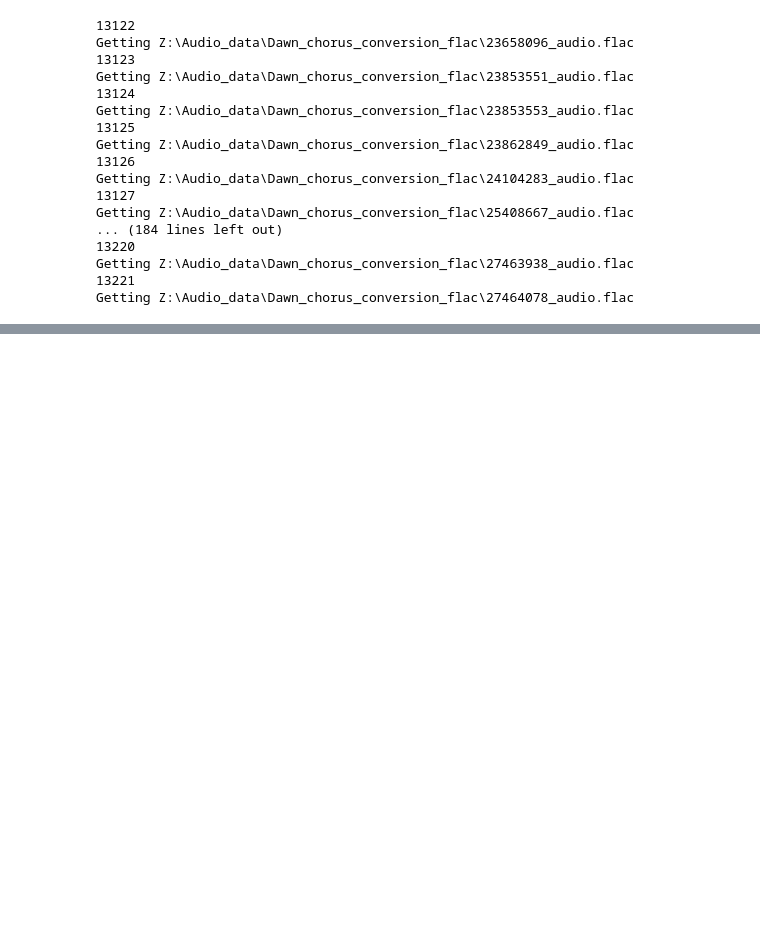
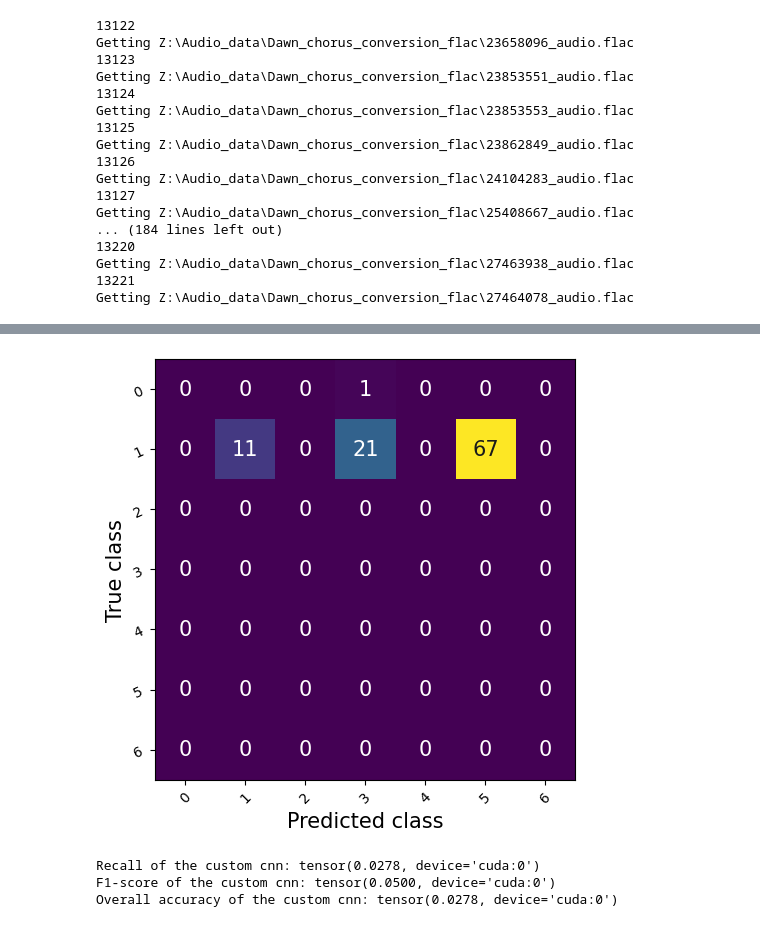
Before and after one commit to mfherrm/BioOTon, a Jupyter notebook: DL.ipynb, the cells around one changed output, grey strips where cells are left out. Saved outputs shown, nothing was run; the diff lists cells and outputs as text; code cells hidden in the pictures; blank space fills up the shorter version.

```diff
--- a/DL.ipynb
+++ b/DL.ipynb
@@ -181,6 +162,10 @@ class SpectroDataLoader():
                 las.append(la)
             del self.datas[:self.batch_size]
 
+            le = LabelEncoder()
+            lef = le.fit(las)
+            las = lef.transform(las)
+
             self.image_batches.append(wvs)
             self.label_batches.append(las)
 
@@ -215,0 +199,2 @@ tens, label =next(iter(train_dataloader))
+# %%
+test_dataloader = SpectroDataLoader(ds, 256, samples= test_indices[:100], device = "cuda")
@@ -215,0 +243,2 @@ tens, label =next(iter(train_dataloader))
+# %%
+atls = AudioToLogSpectrogram(device = "cuda")
@@ -215,0 +266,9 @@ tens, label =next(iter(train_dataloader))
+# %%
+res = tv.models.resnet18()
+adaptconv1 = nn.Conv2d (in_channels=1, kernel_size=res.conv1.kernel_size, stride=res.conv1.stride, padding = res.conv1.padding, bias=res.conv1.bias, out_channels=res.conv1.out_channels)
+res.conv1 = adaptconv1
+res.fc = nn.Linear(in_features=res.fc.in_features, out_features=7, bias=True)
+
+nnw = nn.Sequential(atls, res)
+
+to_device(nnw, device)
@@ -342,0 +386,43 @@ RuntimeError: Given groups=1, weight of size [64, 3, 7, 7], expected input[1, 1,
+# %%
+preds = torch.Tensor().to(device)
+labs = torch.Tensor().to(device)
+
+# Get predictions and corresponding real labels
+with torch.no_grad():
+    for i, data in enumerate(test_dataloader, 0):
+        inputs, labels = data
+        inp = nnw(inputs)
+
+        preds = torch.cat((preds, inp), 0).to(device)
+        labs = torch.cat((labs, labels), 0)
+        labs = labs.type(torch.LongTensor).to(device)
+
+
+# Confusion Matrix
+metric = tc.MulticlassConfusionMatrix(7).to(device)
+metric.update(preds, labs)
+
+fig_, ax_ = metric.plot()
+plt.show()
+
+
+# Compute recall
+recall = tc.Recall(task="multiclass", average='macro', num_classes=7).to(device)
+recall(preds, labs)
+print("Recall of the custom cnn:", recall.compute())
+
+# Compute F1-score
+f1 = tc.MulticlassF1Score(7).to(device)
+f1(preds, labs)
+print("F1-score of the custom cnn:", f1.compute())
+
+
+# Compute overall accuracy
+oa = tc.MulticlassAccuracy(7).to(device)
+oa(preds, labs)
+print("Overall accuracy of the custom cnn:", oa.compute())
+# %% [output]
+[figure, added]
+Recall of the custom cnn: tensor(0.0278, device='cuda:0')
+F1-score of the custom cnn: tensor(0.0500, device='cuda:0')
+Overall accuracy of the custom cnn: tensor(0.0278, device='cuda:0')
```
Also changed, not shown: parts of 24 cells of this notebook.
